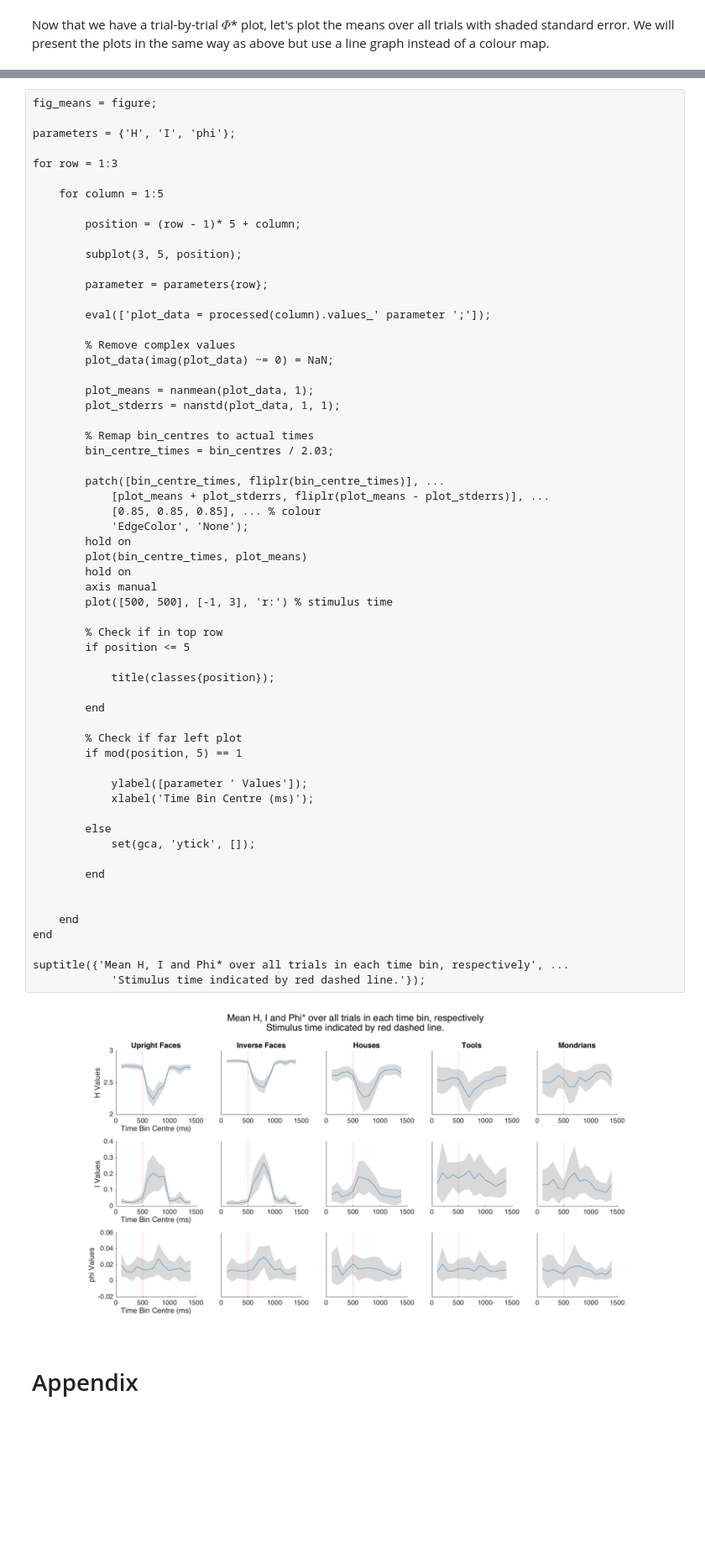
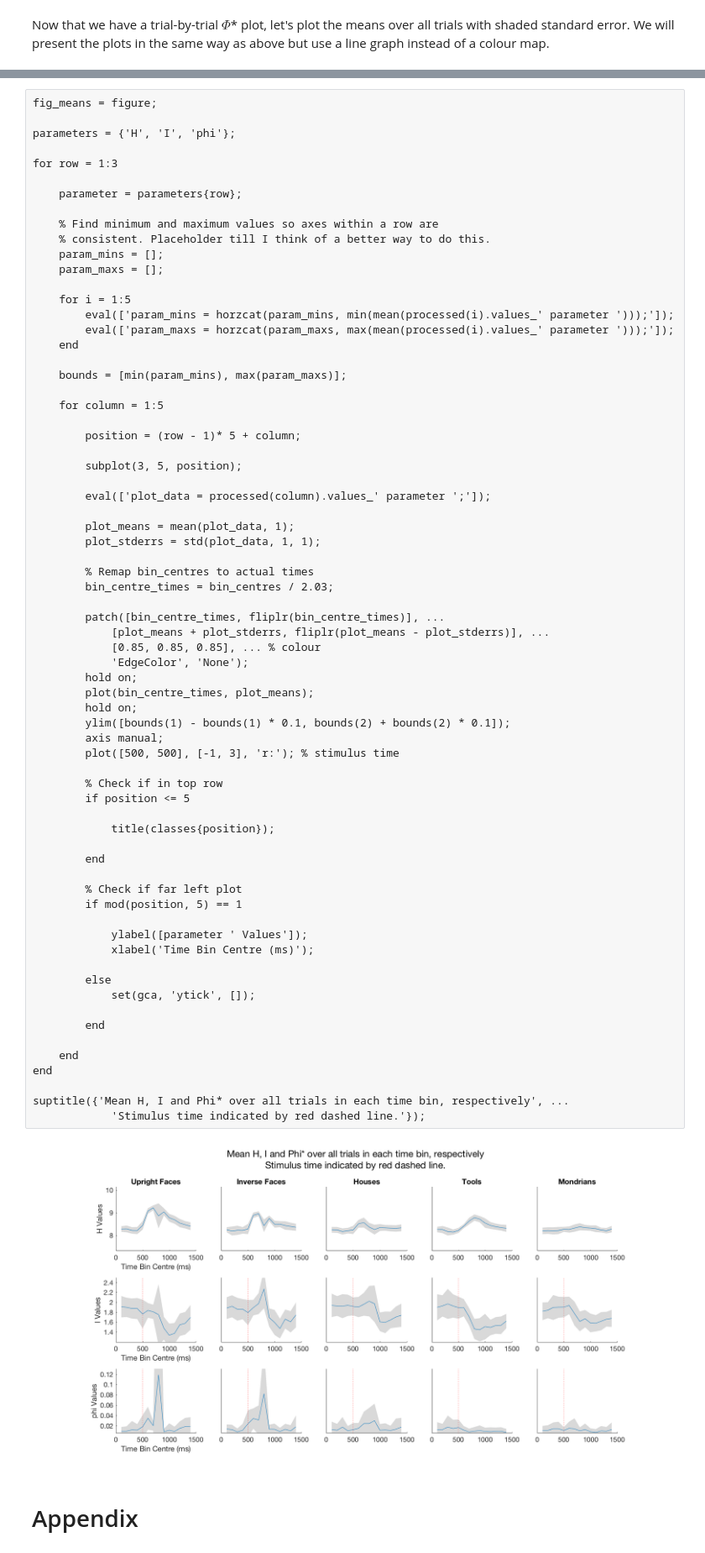
Before and after one commit to wjmn/phi_demo, a Jupyter notebook: phi_star/DEMO_Phi_Calculations.ipynb, the cells around one changed output, grey strips where cells are left out. Shown: that part at 84% size. Cells and saved outputs as stored; diff of their text form; blank space fills up the shorter version.

```diff
--- a/phi_star/DEMO_Phi_Calculations.ipynb
+++ b/phi_star/DEMO_Phi_Calculations.ipynb
@@ -441,61 +509,70 @@ parameters = {'H', 'I', 'phi'};
 
 for row = 1:3
 
+    parameter = parameters{row};
+
+    % Find minimum and maximum values so axes within a row are
+    % consistent. Placeholder till I think of a better way to do this.
+    param_mins = [];
+    param_maxs = [];
+
+    for i = 1:5
+        eval(['param_mins = horzcat(param_mins, min(mean(processed(i).values_' parameter ')));']);
+        eval(['param_maxs = horzcat(param_maxs, max(mean(processed(i).values_' parameter ')));']);
+    end
+
+    bounds = [min(param_mins), max(param_maxs)];
+
     for column = 1:5
 
         position = (row - 1)* 5 + column;
 
         subplot(3, 5, position);
 
-        parameter = parameters{row};
-
         eval(['plot_data = processed(column).values_' parameter ';']);
 
-        % Remove complex values
-        plot_data(imag(plot_data) ~= 0) = NaN;
-
-        plot_means = nanmean(plot_data, 1);
-        plot_stderrs = nanstd(plot_data, 1, 1);
+        plot_means = mean(plot_data, 1);
+        plot_stderrs = std(plot_data, 1, 1);
 
         % Remap bin_centres to actual times
         bin_centre_times = bin_centres / 2.03;
 
         patch([bin_centre_times, fliplr(bin_centre_times)], ...
             [plot_means + plot_stderrs, fliplr(plot_means - plot_stderrs)], ...
             [0.85, 0.85, 0.85], ... % colour
             'EdgeColor', 'None');
-        hold on
-        plot(bin_centre_times, plot_means)
-        hold on
-        axis manual
-        plot([500, 500], [-1, 3], 'r:') % stimulus time
+        hold on;
+        plot(bin_centre_times, plot_means);
+        hold on;
+        ylim([bounds(1) - bounds(1) * 0.1, bounds(2) + bounds(2) * 0.1]);
+        axis manual;
+        plot([500, 500], [-1, 3], 'r:'); % stimulus time
 
         % Check if in top row
         if position <= 5
 
             title(classes{position});
 
         end
 
         % Check if far left plot
         if mod(position, 5) == 1
 
             ylabel([parameter ' Values']);
             xlabel('Time Bin Centre (ms)');
 
         else
             set(gca, 'ytick', []);
 
         end
 
-
     end
 end
 
 suptitle({'Mean H, I and Phi* over all trials in each time bin, respectively', ...
             'Stimulus time indicated by red dashed line.'});
 # %% [output]
-[figure, old version]
+[figure, new version]
 # %% [markdown]
 # Appendix
 # %% [markdown]
```
Also changed, not shown: parts of 26 cells of this notebook, 20 other files.
